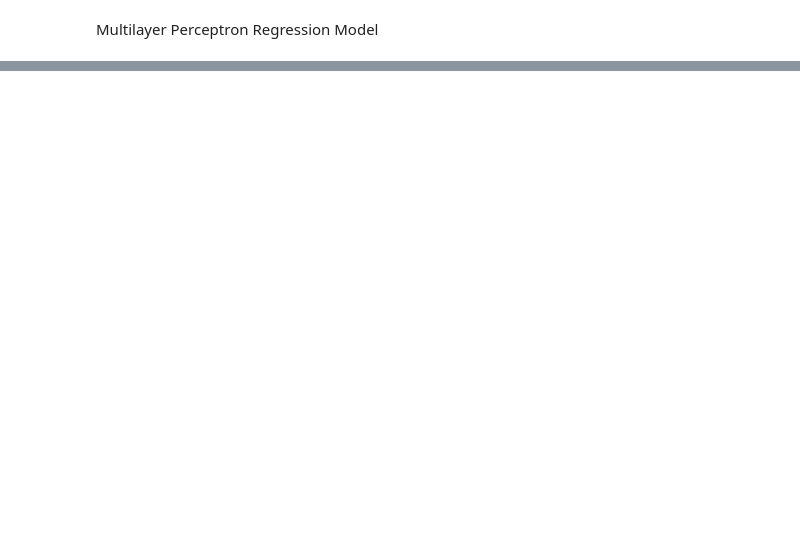
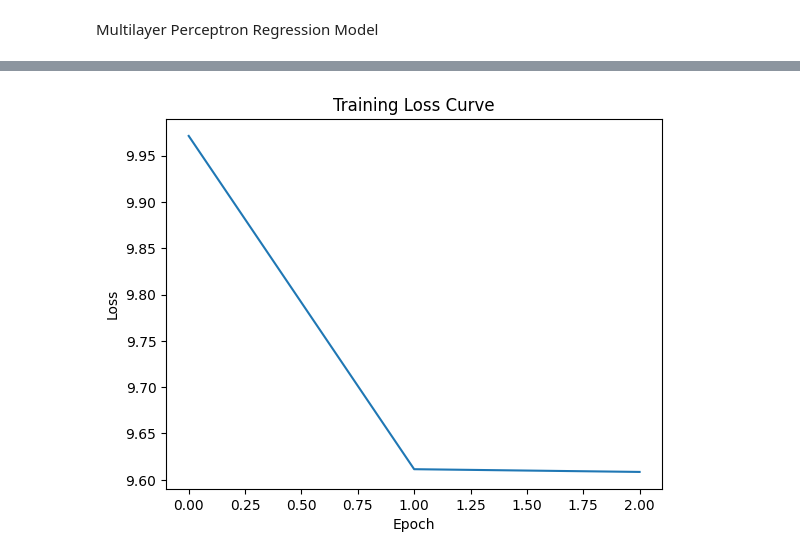
Before and after one commit to arman-hk/mlp-mcr, a Jupyter notebook: mlp_mcr.ipynb, the cells around one changed output, grey strips where cells are left out. Drawn from its saved outputs; the diff is of its cells as text; code cells hidden in the pictures; blank space fills up the shorter version.

```diff
--- a/mlp_mcr.ipynb
+++ b/mlp_mcr.ipynb
@@ -167,0 +109,10 @@ plt.show()
+# %%
+from torch.utils.data import TensorDataset, DataLoader
+
+train_dataset = TensorDataset(X_train, Y_train)
+
+train_loader = DataLoader(train_dataset, batch_size=64, shuffle=True)
+
+test_dataset = TensorDataset(X_test, Y_test)
+
+test_loader = DataLoader(test_dataset, batch_size=64)
@@ -167,0 +121,28 @@ plt.show()
+# %%
+epochs = 3
+losses = []
+
+for epoch in range(epochs):
+    mlp.train()
+    epoch_loss = 0
+
+    for input_data, target_data in train_loader:
+
+        optimizer.zero_grad()
+        # fp
+        output = mlp(input_data)
+        # loss
+        loss = criterion(output, target_data.view(-1, 1))
+        epoch_loss += loss.item()
+        # bp
+        loss.backward()
+        # update
+        optimizer.step()
+
+    # avg loss
+    avg_loss = epoch_loss / len(train_loader)
+    losses.append(avg_loss)
+
+    # print
+    if epoch % 1 == 0:
+        print("Epoch [{}/{}], Loss: {:.4f}".format(epoch, epochs, avg_loss))
@@ -167,0 +153,8 @@ plt.show()
+# %%
+plt.plot(losses)
+plt.xlabel("Epoch")
+plt.ylabel("Loss")
+plt.title("Training Loss Curve")
+plt.show()
+# %% [output]
+[figure, added]
```
Also changed, not shown: parts of 34 cells of this notebook.
